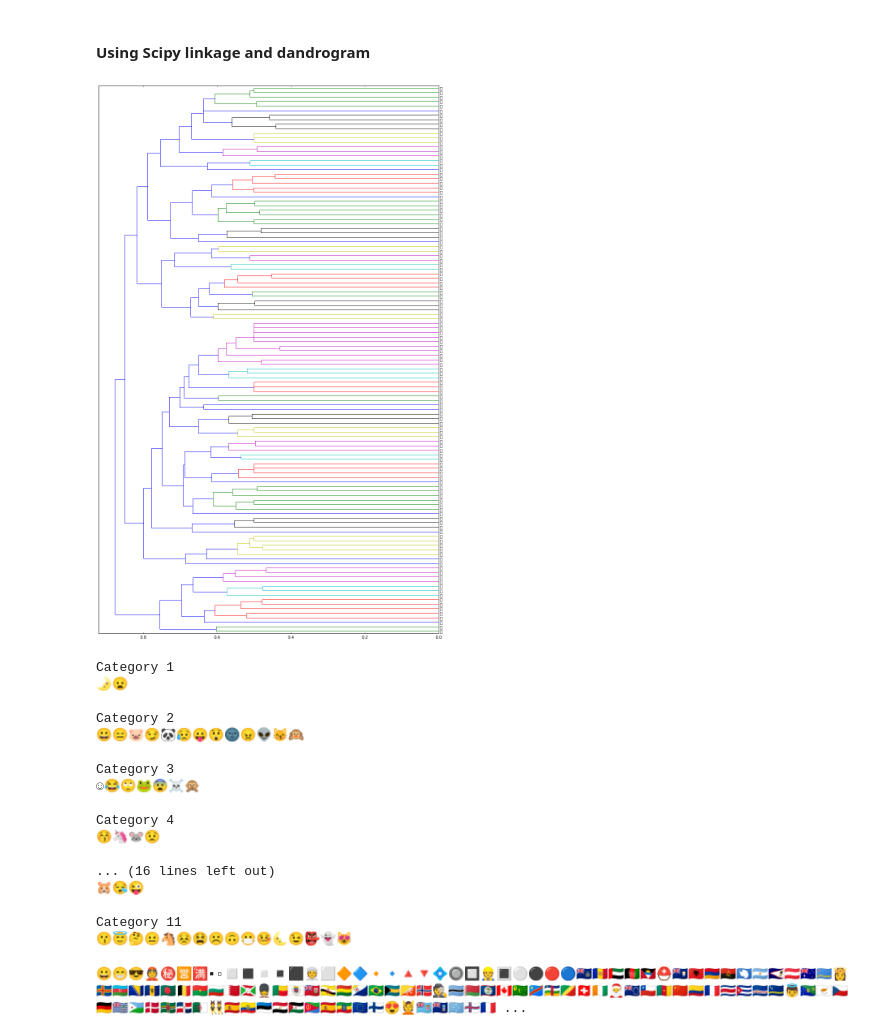
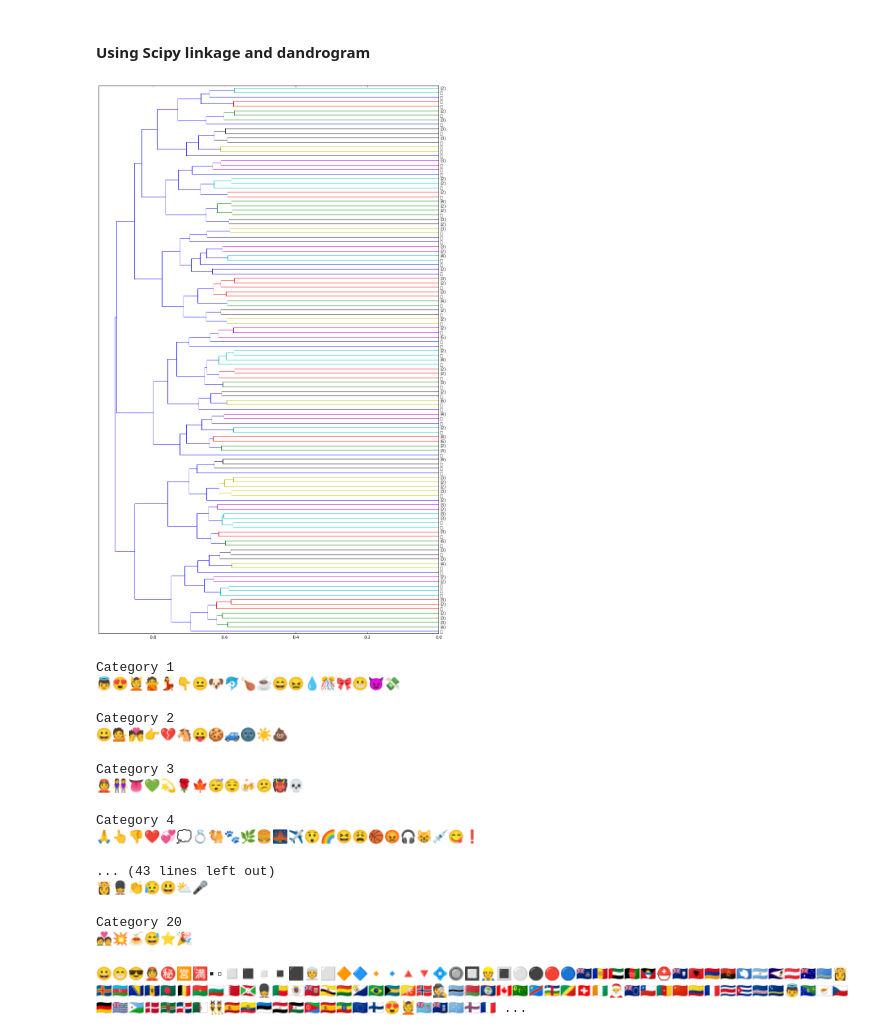
Before and after one commit to dandanbang/Emojineering, a Jupyter notebook: word2vec_clustering_hr.ipynb, the cells around one changed output. Cells and saved outputs as stored; diff of their text form; code cells hidden in the pictures.

```diff
--- a/word2vec_clustering_hr.ipynb
+++ b/word2vec_clustering_hr.ipynb
@@ -63,6 +70,3 @@ def subset_annotations(df):
     index_face_person = [index for index,value in enumerate(list_titles) if 'face' in value] # or 'person' in value]
     df_face_person = df.iloc[index_face_person]
     return df_face_person
-
-emojis_df = subset_annotations(emojis_df)
-print(len(emojis_df))
@@ -75,0 +73,9 @@ def convertEmojis(df):
+# %%
+def subset_present(df):
+    # Select only emojis that are in our model (ie in the corpus)
+    return df[df["emojis"].map(lambda x: x in emoji_model.vocab.keys())]
+# %%
+# Subset to faces present
+# emojis_df_sub = subset_present(subset_annotations(emojis_df))
+emojis_df_sub = subset_present(emojis_df)
+print(len(emojis_df_sub))
@@ -76,8 +84,6 @@ def convertEmojis(df):
 # %%
 # Calculate distances
-emojis = convertEmojis(emojis_df)
-combinations = itertools.combinations(emojis, 2)
-
+combinations = itertools.combinations(emojis_df_sub.emojis, 2)
 similarities = []
 for combination in combinations:
     try:
@@ -97,19 +103,19 @@ hc_linkage = linkage(distances, method="complete")
 # %%
 p = 121 # Number of clusters at which to truncate
 fig, ax = plt.subplots(figsize=(15, 0.2*p)) # set size
-R = dendrogram(hc_linkage, orientation="right", labels=emojis, truncate_mode="lastp", p=p, get_leaves=True, show_leaf_counts=True, show_contracted=False)
+R = dendrogram(hc_linkage, orientation="right", labels=list(emojis_df_sub.emojis), truncate_mode="lastp", p=p, get_leaves=True, show_leaf_counts=True, show_contracted=False)
 
 plt.tick_params(\
     axis= 'x',          # changes apply to the x-axis
     which='both',      # both major and minor ticks are affected
     bottom='on',      # ticks along the bottom edge are off
     top='on',         # ticks along the top edge are off
     labelbottom='on')
 
 # plt.tight_layout() #show plot with tight layout
 ax.xaxis.grid(True, which='minor')
 # ax.set_yticklabels(a.get_yticks(), emoji_font)
 # %% [output]
-[figure, old version]
+[figure, new version]
 # %%
 from scipy.cluster.hierarchy import fcluster
@@ -119,28 +125,28 @@ emojis_df["category"] = categories
 # %%
 for category in range(1, k+1):
     print("Category {}".format(category))
-    emojis_cat = emojis_df[emojis_df["category"] == category]
-    for emoji in convertEmojis(emojis_cat):
+    emojis_cat = emojis_df_sub[emojis_df_sub["category"] == category]
+    for emoji in emojis_cat.emojis:
         print(emoji, end="")
     print("\n")
 # %% [output]
 Category 1
-🌛😦
+👼😍💆🙅💃👇😐🐶🐬🍗☕😄😖💧🎊🎀😬😈💸
 
 Category 2
-😀😑🐷😏🐼😥😛😲🌚😠👽😽🙉
+😀💁💏👉💔🐴😛🍪🚙🌚☀💩
 
 Category 3
-☺😂🙄🐸😨☠🙊
+👲👭👅💚💫🌹🍁😴😌🍻😕👹💀
 
 Category 4
-😚🦄🐭😟
+🙏👆👎❤💞💭💍🐫🐾🌿🍔🌉✈😲🌈😆😩🏀😡🎧😸💉😋❗
 
-... (16 lines left out)
-🐹😪😜
+... (43 lines left out)
+👸💂👏😥😃⛅🎤
 
-Category 11
-😗😇🤔😐🐴😣😫☹🙃😷🤒🌜😉👺👻😻
+Category 20
+💑💥🍝😅⭐🎉
 # %%
 for emoji in emojis:
     print(emoji, end="")
```
Also changed, not shown: parts of 8 cells of this notebook, 2 other files.
